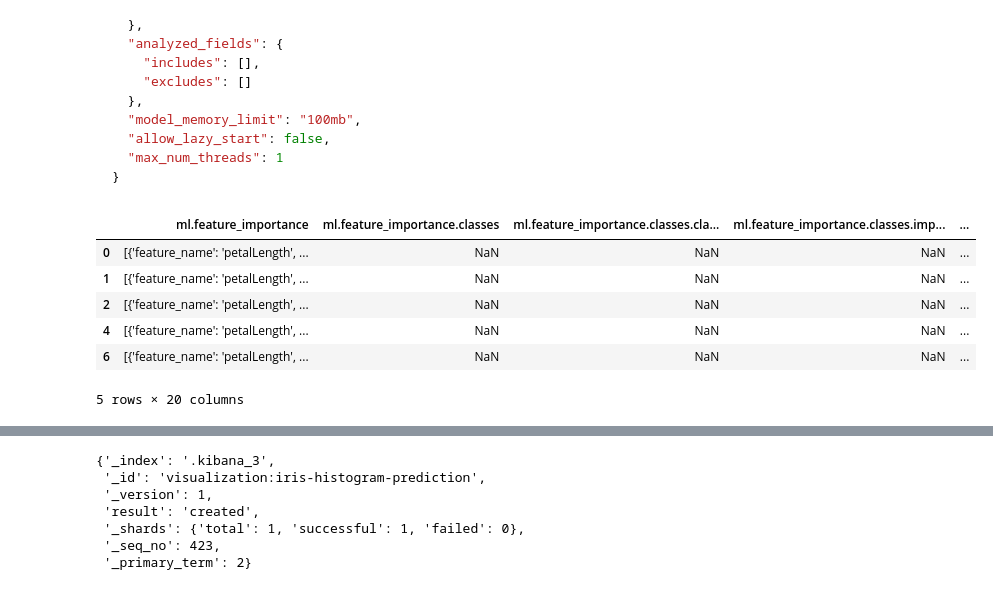
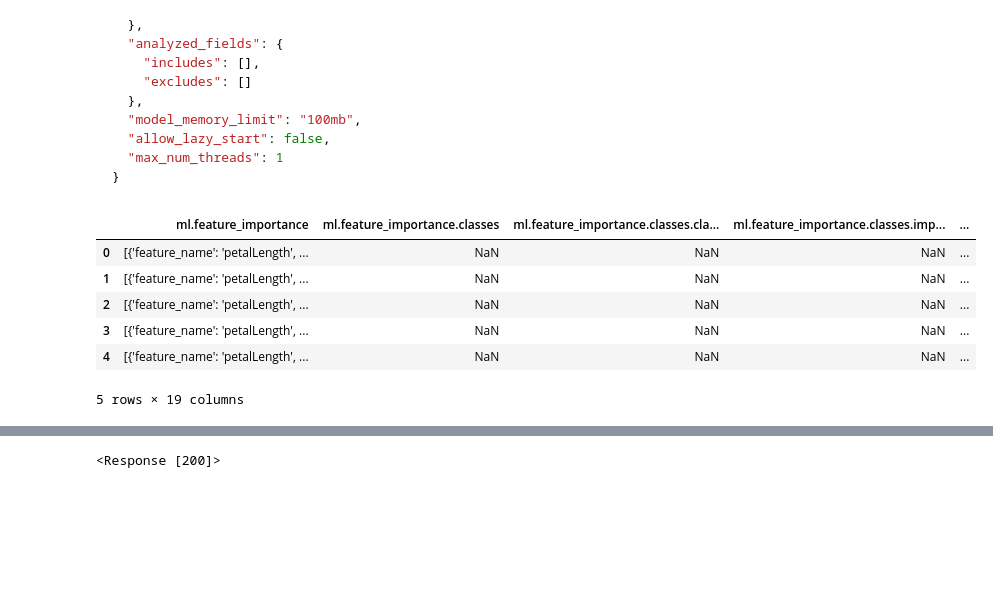
Before and after one commit to walterra/jupyter2kibana, a Jupyter notebook: viz-3a-iris-classification.ipynb, the cells around one changed output, grey strips where cells are left out. Cells and saved outputs as stored; diff of their text form; code cells hidden in the pictures; blank space fills up the shorter version.

````diff
--- a/viz-3a-iris-classification.ipynb
+++ b/viz-3a-iris-classification.ipynb
@@ -42,0 +44,23 @@ Index(['petalLength', 'petalWidth', 'sepalLength', 'sepalWidth', 'species'], dty
+# %%
+with open('config.json') as config_file:
+  es_config = json.load(config_file)
+
+# First instantiate an 'Elasticsearch' instance with the supplied config
+es = Elasticsearch(
+    hosts=[es_config['es_client']],
+    basic_auth=[
+        es_config['user'],
+        es_config['password']
+    ],
+    # Only in development environments with self signed certificates fall back to use `verify_certs=False`
+    #verify_certs=False
+)
+
+ed_df = ed.pandas_to_eland(
+    pd_df.dropna(),
+    es,
+    'eland_iris',
+    es_if_exists="replace",
+    es_refresh=True
+)
+ed_df.columns
@@ -83,14 +109,14 @@ Before you can run the next cell, you need to run a Machine Learning job doing c
 ```
 # %%
 index_name='iris_classification_3'
-ed_df = ed.DataFrame('localhost:9200', index_name)
+ed_df = ed.DataFrame(es, index_name)
 ed_df.head()
 # %% [output]
 |  | ml.feature_importance | ml.feature_importance.classes | ml.feature_importance.classes.cla... | ml.feature_importance.classes.imp... | ... |
 | 0 | [{'feature_name': 'petalLength', ... | NaN | NaN | NaN | ... |
 | 1 | [{'feature_name': 'petalLength', ... | NaN | NaN | NaN | ... |
 | 2 | [{'feature_name': 'petalLength', ... | NaN | NaN | NaN | ... |
+| 3 | [{'feature_name': 'petalLength', ... | NaN | NaN | NaN | ... |
 | 4 | [{'feature_name': 'petalLength', ... | NaN | NaN | NaN | ... |
-| 6 | [{'feature_name': 'petalLength', ... | NaN | NaN | NaN | ... |
-5 rows × 20 columns
+5 rows × 19 columns
 # %%
@@ -160,16 +198,24 @@ alt.Chart(url_data).transform_calculate(
 [interactive output not drawn]
 # %%
 from kibana_vega_util import saveVegaLiteVis
-from elasticsearch import Elasticsearch
-es=Elasticsearch([{'host':'localhost','port':9200}])
 
-saveVegaLiteVis(es, index_name, 'iris-histogram-raw', chart_raw, resultSize=10000, timeField=False)
-saveVegaLiteVis(es, index_name, 'iris-histogram-prediction', chart_prediction, resultSize=10000, timeField=False)
+saveVegaLiteVis(
+    index_name,
+    'iris-histogram-raw-1',
+    chart_raw,
+    resultSize=10000,
+    timeField=False,
+    # Only in development environments with self signed certificates fall back to use `verify=False`
+    #verify=False
+)
+saveVegaLiteVis(
+    index_name,
+    'iris-histogram-prediction-1',
+    chart_prediction,
+    resultSize=10000,
+    timeField=False,
+    # Only in development environments with self signed certificates fall back to use `verify=False`
+    #verify=False
+)
 # %% [output]
-{'_index': '.kibana_3',
- '_id': 'visualization:iris-histogram-prediction',
- '_version': 1,
- 'result': 'created',
- '_shards': {'total': 1, 'successful': 1, 'failed': 0},
- '_seq_no': 423,
- '_primary_term': 2}
+<Response [200]>
````
Also changed, not shown: parts of 5 cells of this notebook.
